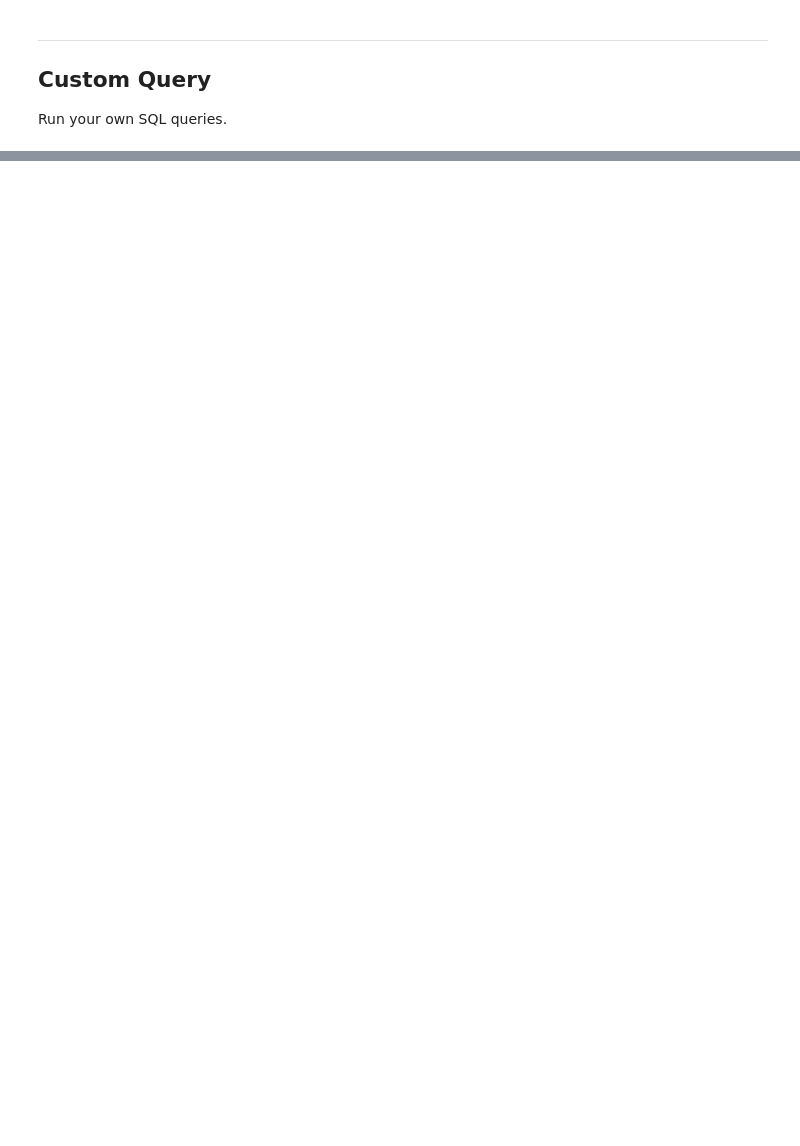
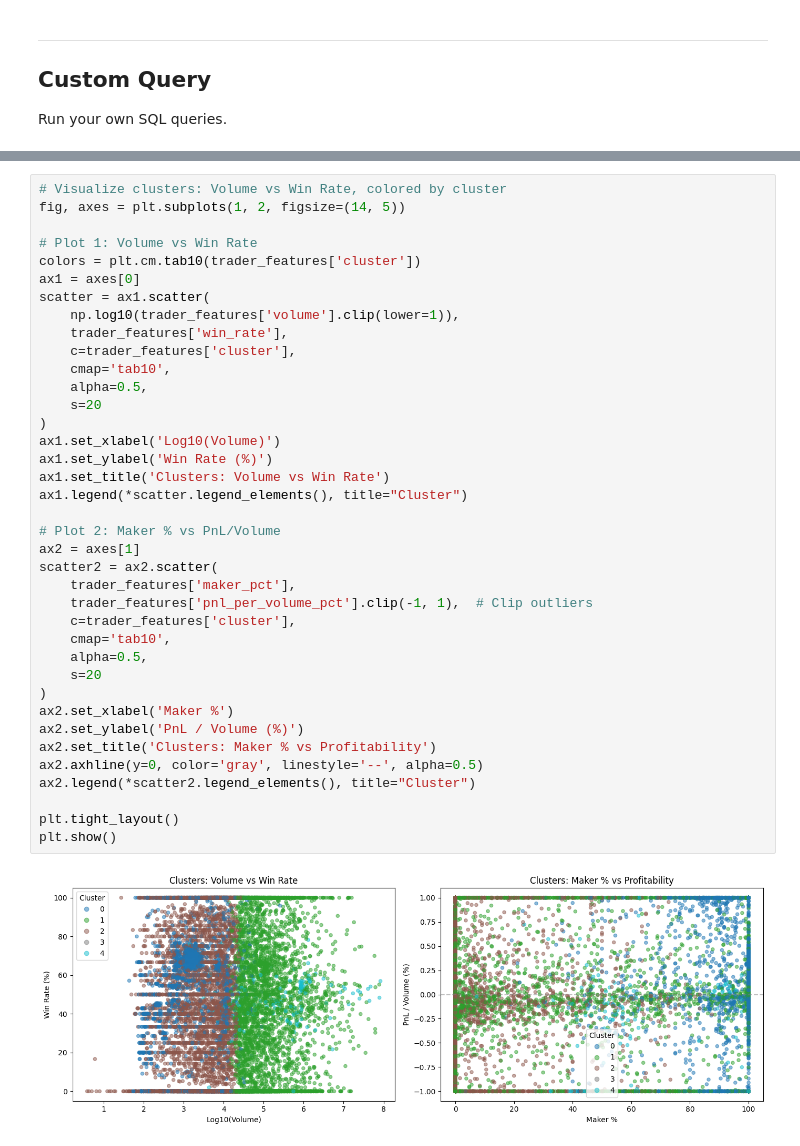
Before and after one commit to trevortrinh/vigil-hypertrace, a Jupyter notebook: notebooks/03_db_analysis.ipynb, the cells around one changed output, grey strips where cells are left out. Cells and saved outputs as stored; diff of their text form; blank space fills up the shorter version.

```diff
--- a/notebooks/03_db_analysis.ipynb
+++ b/notebooks/03_db_analysis.ipynb
@@ -681,0 +875,40 @@ LIMIT 5
+# %%
+# Visualize clusters: Volume vs Win Rate, colored by cluster
+fig, axes = plt.subplots(1, 2, figsize=(14, 5))
+
+# Plot 1: Volume vs Win Rate
+colors = plt.cm.tab10(trader_features['cluster'])
+ax1 = axes[0]
+scatter = ax1.scatter(
+    np.log10(trader_features['volume'].clip(lower=1)),
+    trader_features['win_rate'],
+    c=trader_features['cluster'],
+    cmap='tab10',
+    alpha=0.5,
+    s=20
+)
+ax1.set_xlabel('Log10(Volume)')
+ax1.set_ylabel('Win Rate (%)')
+ax1.set_title('Clusters: Volume vs Win Rate')
+ax1.legend(*scatter.legend_elements(), title="Cluster")
+
+# Plot 2: Maker % vs PnL/Volume
+ax2 = axes[1]
+scatter2 = ax2.scatter(
+    trader_features['maker_pct'],
+    trader_features['pnl_per_volume_pct'].clip(-1, 1),  # Clip outliers
+    c=trader_features['cluster'],
+    cmap='tab10',
+    alpha=0.5,
+    s=20
+)
+ax2.set_xlabel('Maker %')
+ax2.set_ylabel('PnL / Volume (%)')
+ax2.set_title('Clusters: Maker % vs Profitability')
+ax2.axhline(y=0, color='gray', linestyle='--', alpha=0.5)
+ax2.legend(*scatter2.legend_elements(), title="Cluster")
+
+plt.tight_layout()
+plt.show()
+# %% [output]
+[figure, added]
```
Also changed, not shown: parts of 30 cells of this notebook, 4 other files.
